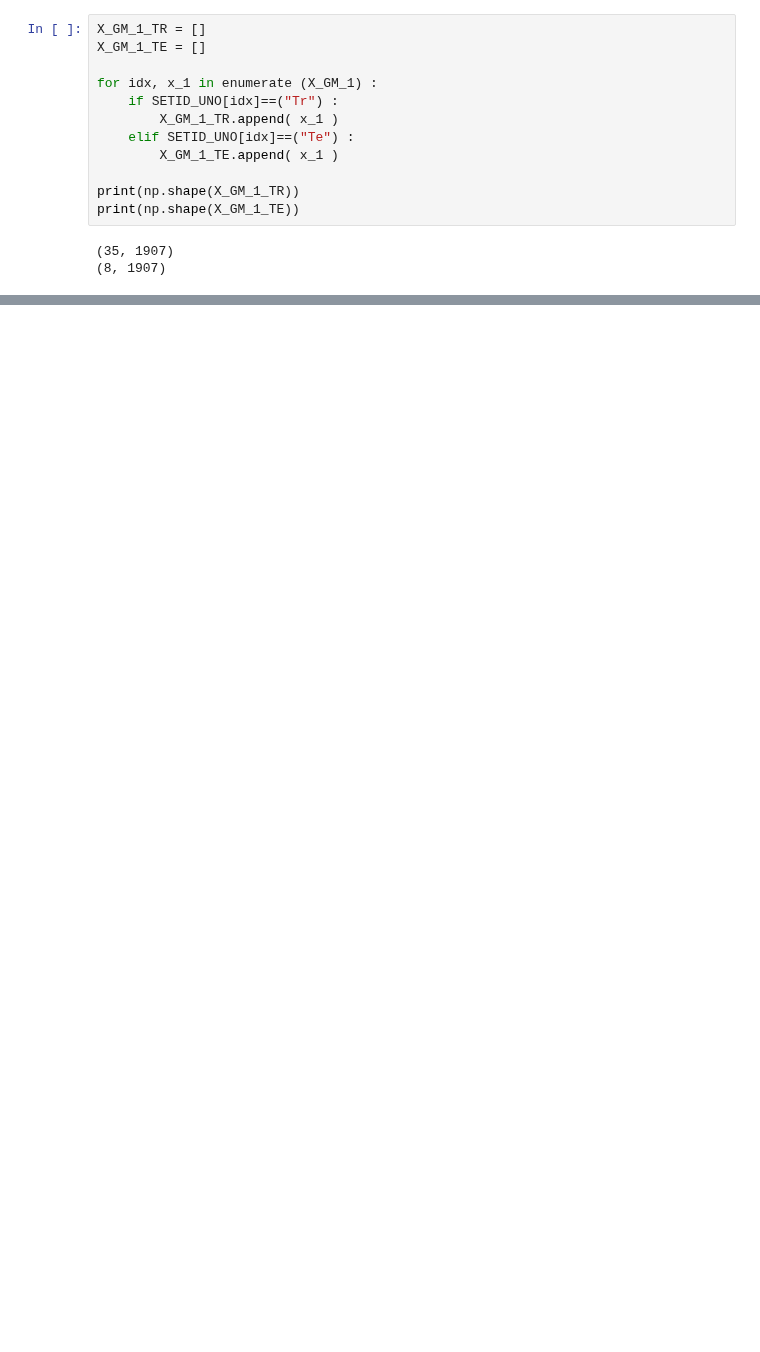
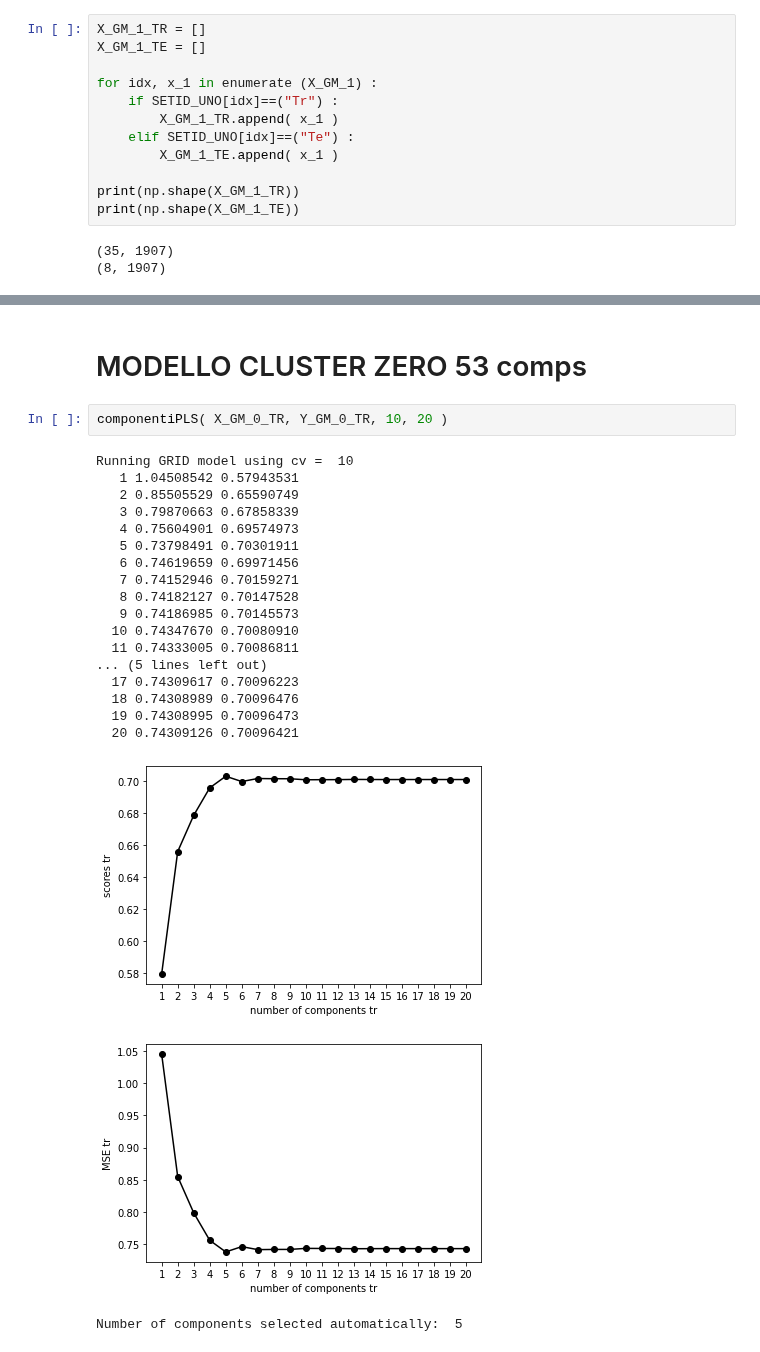
Before and after one commit to lstorchi/mllogdp, a Jupyter notebook: Modello_PLS_CLUSTERS_53_comps.ipynb, the cells around one changed output, grey strips where cells are left out. Drawn from its saved outputs; the diff is of its cells as text; blank space fills up the shorter version.

Commit message:
Modelli PLS sui cluster ottenuti usando 53 componenti nel KMeans

```diff
--- a/Modello_PLS_CLUSTERS_53_comps.ipynb
+++ b/Modello_PLS_CLUSTERS_53_comps.ipynb
@@ -450,0 +566,25 @@ print(np.shape(X_GM_2_TE))
+# %% [markdown]
+# MODELLO CLUSTER ZERO 53 comps
+# %%
+componentiPLS( X_GM_0_TR, Y_GM_0_TR, 10, 20 )
+# %% [output]
+Running GRID model using cv =  10
+   1 1.04508542 0.57943531
+   2 0.85505529 0.65590749
+   3 0.79870663 0.67858339
+   4 0.75604901 0.69574973
+   5 0.73798491 0.70301911
+   6 0.74619659 0.69971456
+   7 0.74152946 0.70159271
+   8 0.74182127 0.70147528
+   9 0.74186985 0.70145573
+  10 0.74347670 0.70080910
+  11 0.74333005 0.70086811
+... (5 lines left out)
+  17 0.74309617 0.70096223
+  18 0.74308989 0.70096476
+  19 0.74308995 0.70096473
+  20 0.74309126 0.70096421
+[figure, added]
+[figure, added]
+Number of components selected automatically:  5
```
Also changed, not shown: parts of 16 cells of this notebook.
